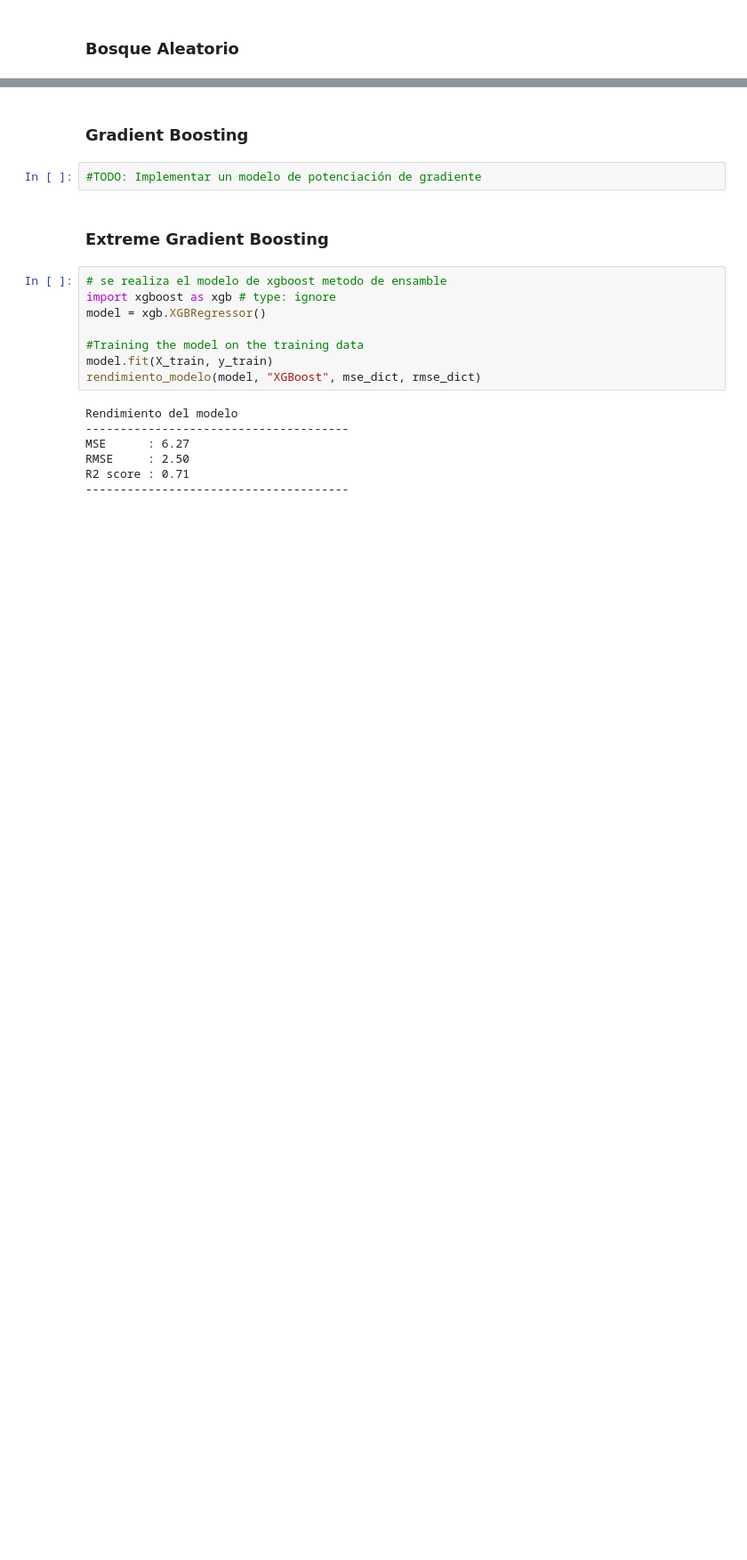
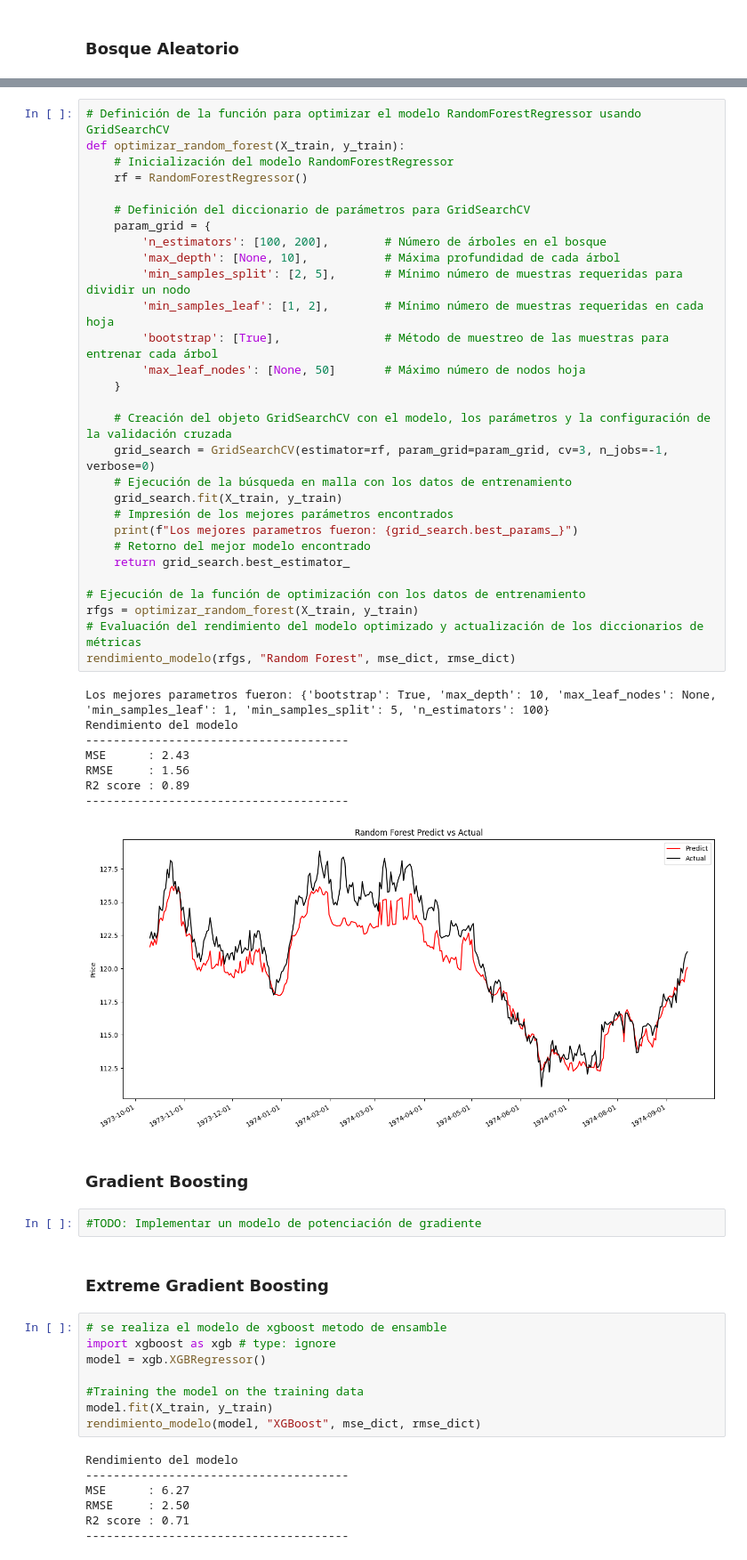
Before and after one commit to QuantConsulting/GOLD-FORECAST, a Jupyter notebook: notebooks/gold_prediction.ipynb, the cells around one changed output, grey strips where cells are left out. Shown at 89% size. Cells and saved outputs as stored; diff of their text form; blank space fills up the shorter version.

Commit message:
GridSearch

```diff
--- a/notebooks/gold_prediction.ipynb
+++ b/notebooks/gold_prediction.ipynb
@@ -809,3 +696,41 @@ R2 score : 0.86
+# %%
+# Definición de la función para optimizar el modelo RandomForestRegressor usando GridSearchCV
+def optimizar_random_forest(X_train, y_train):
+    # Inicialización del modelo RandomForestRegressor
+    rf = RandomForestRegressor()
+
+    # Definición del diccionario de parámetros para GridSearchCV
+    param_grid = {
+        'n_estimators': [100, 200],        # Número de árboles en el bosque
+        'max_depth': [None, 10],           # Máxima profundidad de cada árbol
+        'min_samples_split': [2, 5],       # Mínimo número de muestras requeridas para dividir un nodo
+        'min_samples_leaf': [1, 2],        # Mínimo número de muestras requeridas en cada hoja
+        'bootstrap': [True],               # Método de muestreo de las muestras para entrenar cada árbol
+        'max_leaf_nodes': [None, 50]       # Máximo número de nodos hoja
+    }
+
+    # Creación del objeto GridSearchCV con el modelo, los parámetros y la configuración de la validación cruzada
+    grid_search = GridSearchCV(estimator=rf, param_grid=param_grid, cv=3, n_jobs=-1, verbose=0)
+    # Ejecución de la búsqueda en malla con los datos de entrenamiento
+    grid_search.fit(X_train, y_train)
+    # Impresión de los mejores parámetros encontrados
+    print(f"Los mejores parametros fueron: {grid_search.best_params_}")
+    # Retorno del mejor modelo encontrado
+    return grid_search.best_estimator_
+
+# Ejecución de la función de optimización con los datos de entrenamiento
+rfgs = optimizar_random_forest(X_train, y_train)
+# Evaluación del rendimiento del modelo optimizado y actualización de los diccionarios de métricas
+rendimiento_modelo(rfgs, "Random Forest", mse_dict, rmse_dict)
+# %% [output]
+Los mejores parametros fueron: {'bootstrap': True, 'max_depth': 10, 'max_leaf_nodes': None, 'min_samples_leaf': 1, 'min_samples_split': 5, 'n_estimators': 100}
+Rendimiento del modelo
+--------------------------------------
+MSE      : 2.43
+RMSE     : 1.56
+R2 score : 0.89
+--------------------------------------
+[figure, added]
 # %% [markdown]
 ### Gradient Boosting
 # %%
```
Also changed, not shown: parts of 10 cells of this notebook.
